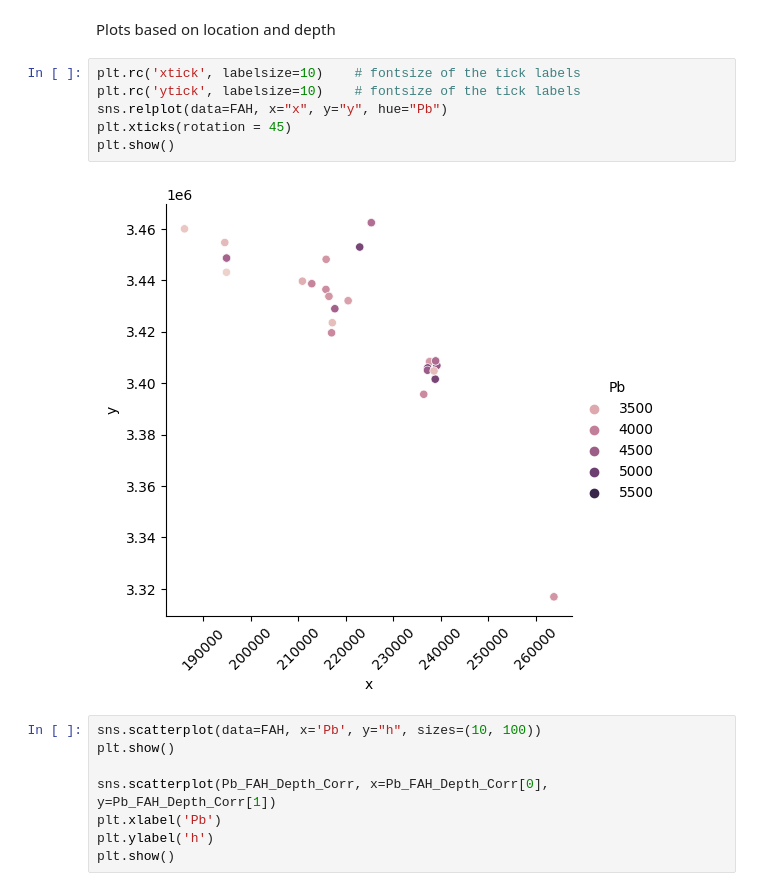
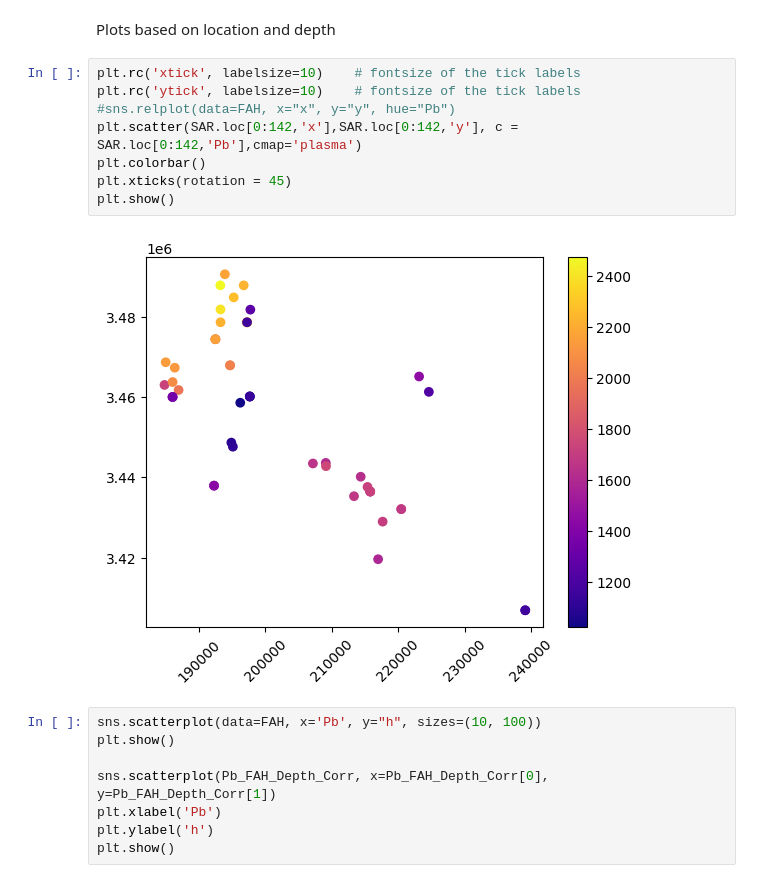
Before and after one commit to Mahdimamara/PVT, a Jupyter notebook: PVT.ipynb, the cells around one changed output. Saved outputs shown, nothing was run; the diff lists cells and outputs as text.

Commit message:
Change in legend and work  with s

```diff
--- a/PVT.ipynb
+++ b/PVT.ipynb
@@ -78,11 +82,13 @@ Plots based on location and depth
 # %%
 plt.rc('xtick', labelsize=10)    # fontsize of the tick labels
 plt.rc('ytick', labelsize=10)    # fontsize of the tick labels
-sns.relplot(data=FAH, x="x", y="y", hue="Pb")
+#sns.relplot(data=FAH, x="x", y="y", hue="Pb")
+plt.scatter(SAR.loc[0:142,'x'],SAR.loc[0:142,'y'], c = SAR.loc[0:142,'Pb'],cmap='plasma')
+plt.colorbar()
 plt.xticks(rotation = 45)
 plt.show()
 # %% [output]
-[figure, old version]
+[figure, new version]
 # %%
 sns.scatterplot(data=FAH, x='Pb', y="h", sizes=(10, 100))
 plt.show()
```
Also changed, not shown: parts of 7 cells of this notebook.
